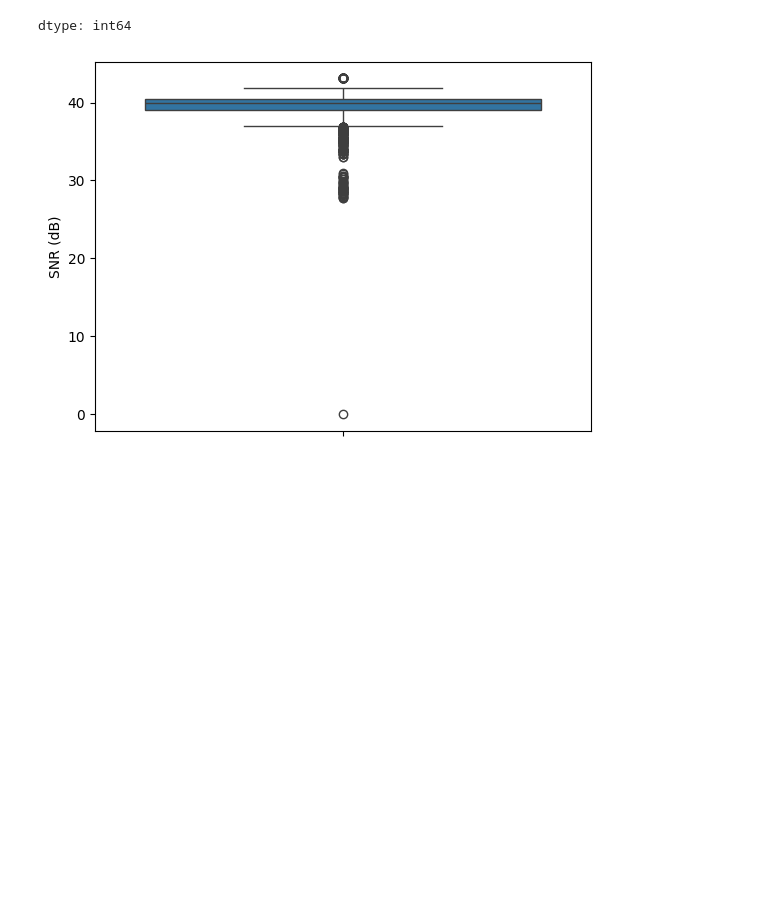
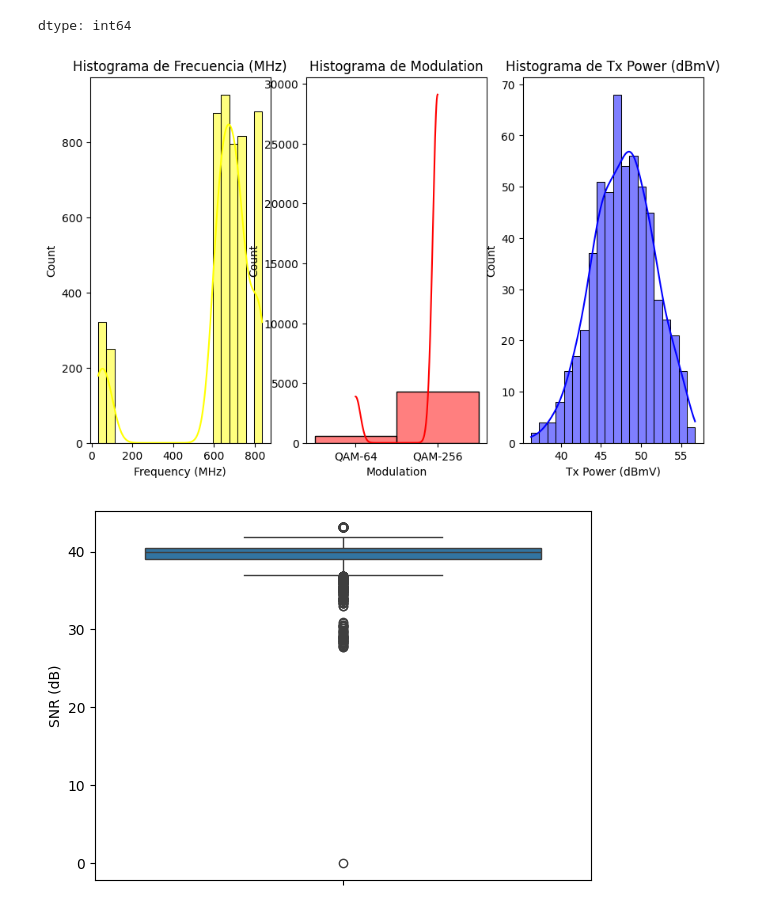
Before and after one commit to LeonardoNBanegas/DATA-SCIENCE-CODERHOUSE, a Jupyter notebook: ProyectoDS_ParteIII_Banegas.ipynb, the cells around one changed output. Drawn from its saved outputs; the diff is of its cells as text; code cells hidden in the pictures; blank space fills up the shorter version.

```diff
--- a/ProyectoDS_ParteIII_Banegas.ipynb
+++ b/ProyectoDS_ParteIII_Banegas.ipynb
@@ -119,6 +119,21 @@ memory usage: 836.8+ KB
 | Latest Proactive Scan | 0 |
 | Latest Outage Scan | 0 |
 dtype: int64
+# %%
+plt.figure(figsize=(10, 6))
+plt.subplot(1,3,1)
+sns.histplot(df['Frequency (MHz)'],bins=20, kde= True , color='yellow' )
+plt.title('Histograma de Frecuencia (MHz)')
+plt.subplot(1,3,2)
+sns.histplot(df['Modulation'],bins=20, kde= True , color='red' )
+plt.title('Histograma de Modulation')
+plt.subplot(1,3,3)
+sns.histplot(df['Tx Power (dBmV)'],bins=20, kde= True , color='blue' )
+plt.title('Histograma de Tx Power (dBmV)')
+plt.show()
+#
+# %% [output]
+[figure, added]
 # %%
 # identificar outliers de la columna SNR (dB)
 sns.boxplot(y=df['SNR (dB)'])
```
